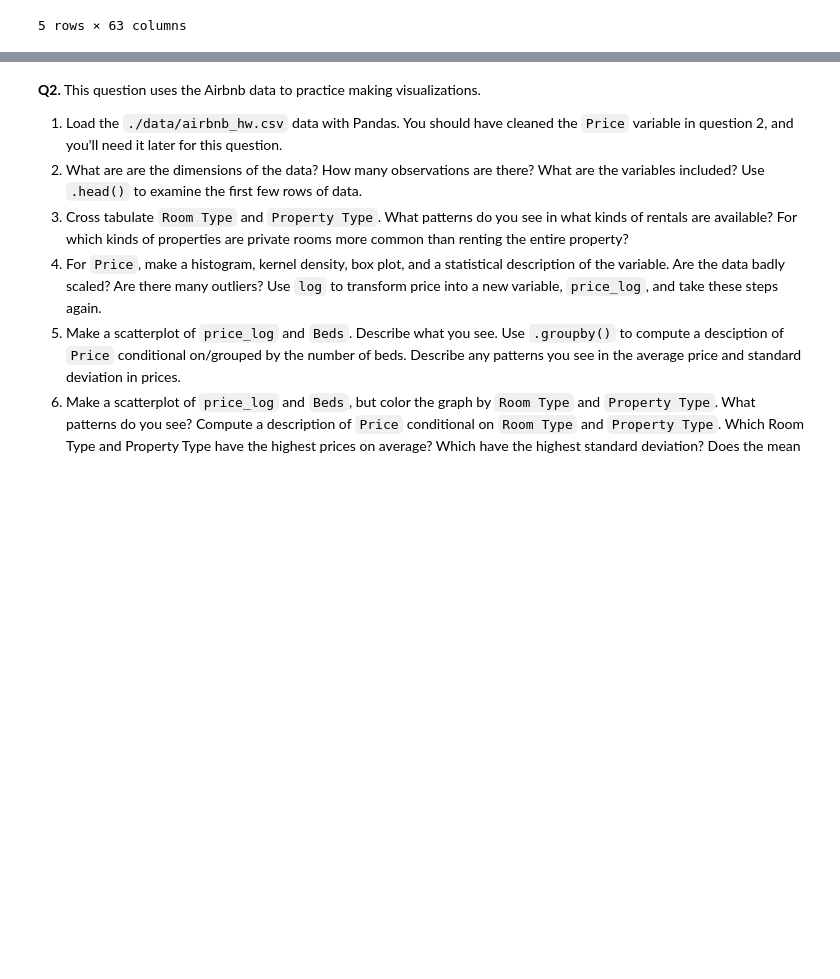
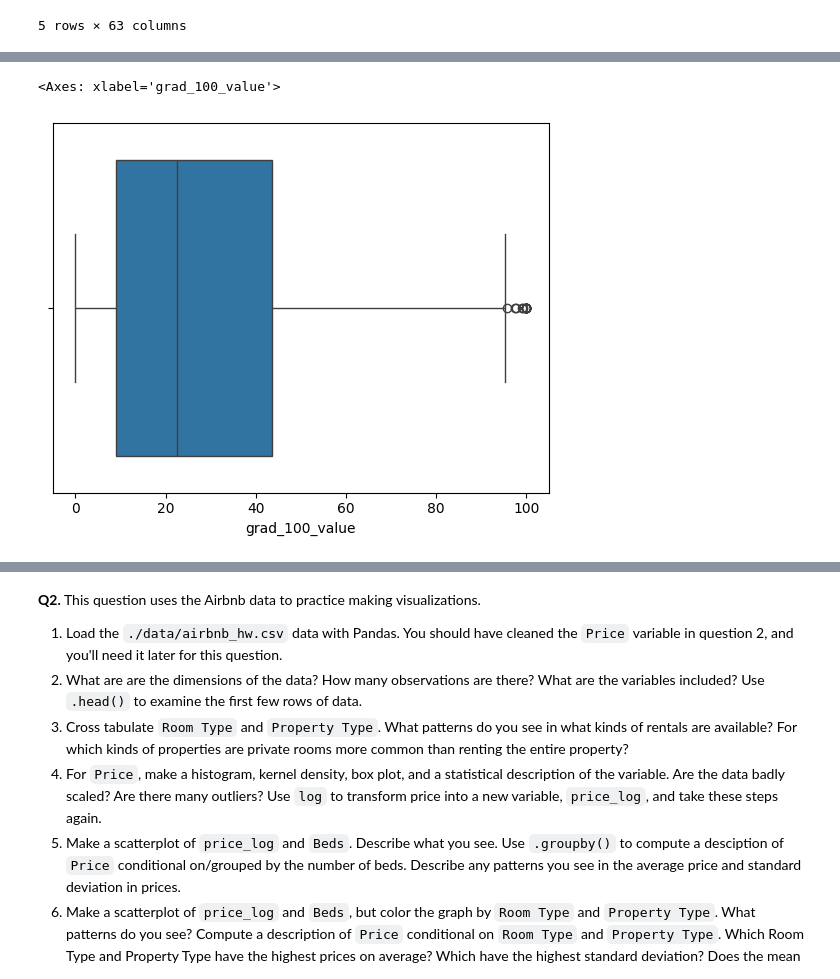
Before and after one commit to gdbwoo/visualization, a Jupyter notebook: assignment/assignment.ipynb, the cells around one changed output, grey strips where cells are left out. Drawn from its saved outputs; the diff is of its cells as text; code cells hidden in the pictures; blank space fills up the shorter version.

```diff
--- a/assignment/assignment.ipynb
+++ b/assignment/assignment.ipynb
@@ -53,0 +90,5 @@ df.head()
+# %%
+sns.boxplot(data=df, x=var)
+# %% [output]
+<Axes: xlabel='grad_100_value'>
+[figure, added]
```
Also changed, not shown: parts of 8 cells of this notebook.
